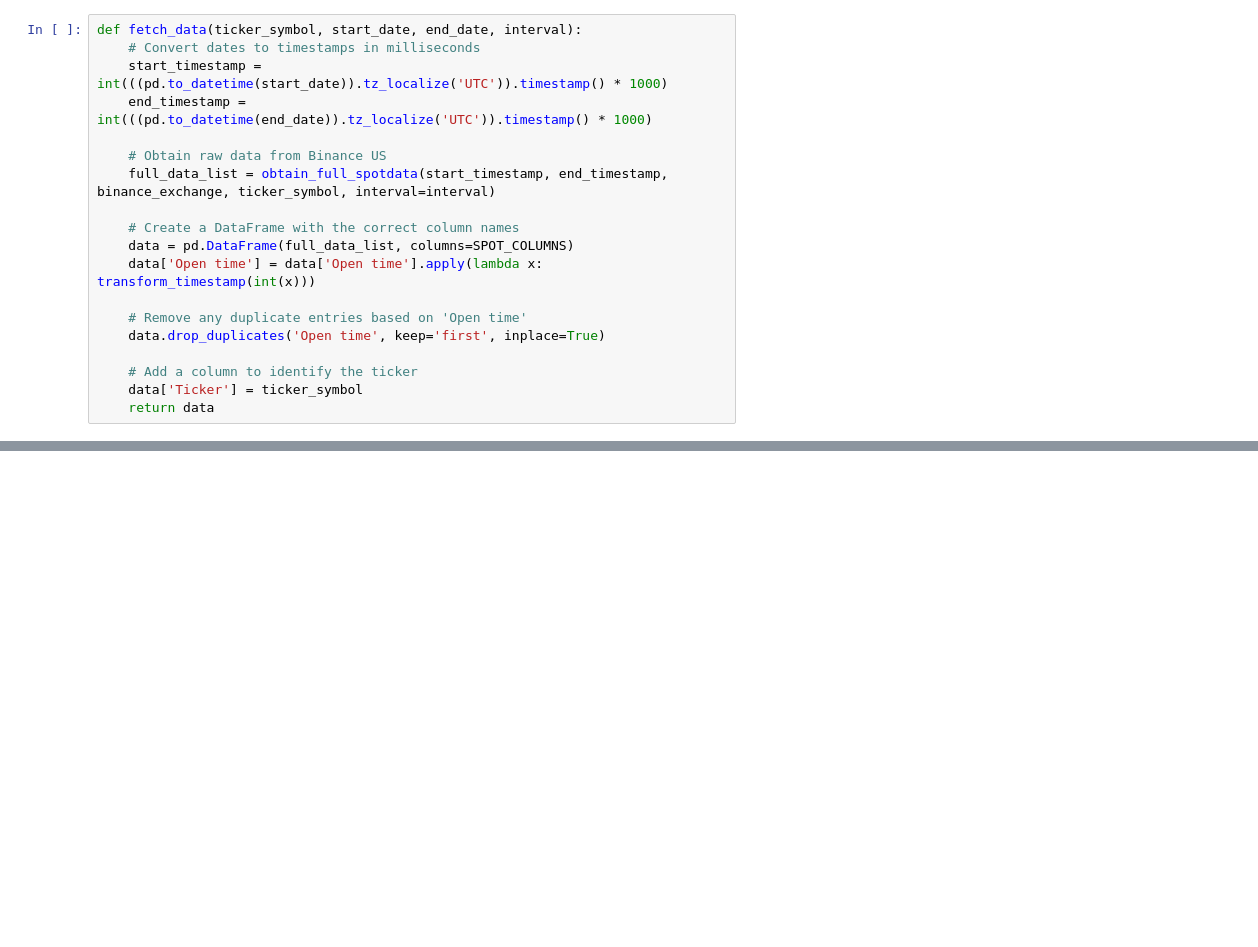
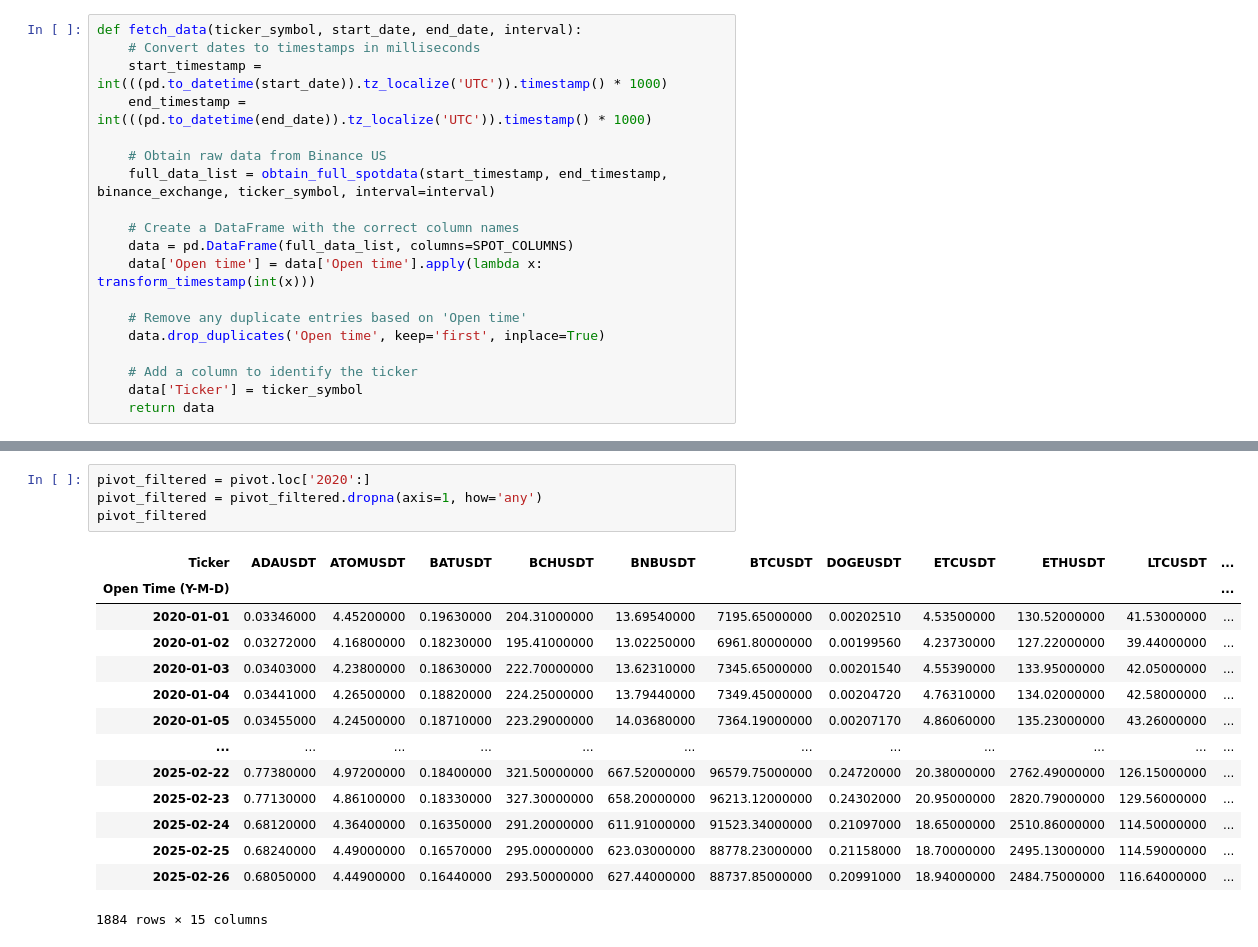
Before and after one commit to andrewpark19/QTS_Final_Project, a Jupyter notebook: notebooks/data_exploration_binance.ipynb, the cells around one changed output, grey strips where cells are left out. Drawn from its saved outputs; the diff is of its cells as text; blank space fills up the shorter version.

```diff
--- a/notebooks/data_exploration_binance.ipynb
+++ b/notebooks/data_exploration_binance.ipynb
@@ -222,0 +238,19 @@ test_master_data
+# %%
+pivot_filtered = pivot.loc['2020':]
+pivot_filtered = pivot_filtered.dropna(axis=1, how='any')
+pivot_filtered
+# %% [output]
+| Ticker | ADAUSDT | ATOMUSDT | BATUSDT | BCHUSDT | BNBUSDT | BTCUSDT | DOGEUSDT | ETCUSDT | ETHUSDT | LTCUSDT | ... |
+| Open Time (Y-M-D) |  |  |  |  |  |  |  |  |  |  | ... |
+| 2020-01-01 | 0.03346000 | 4.45200000 | 0.19630000 | 204.31000000 | 13.69540000 | 7195.65000000 | 0.00202510 | 4.53500000 | 130.52000000 | 41.53000000 | ... |
+| 2020-01-02 | 0.03272000 | 4.16800000 | 0.18230000 | 195.41000000 | 13.02250000 | 6961.80000000 | 0.00199560 | 4.23730000 | 127.22000000 | 39.44000000 | ... |
+| 2020-01-03 | 0.03403000 | 4.23800000 | 0.18630000 | 222.70000000 | 13.62310000 | 7345.65000000 | 0.00201540 | 4.55390000 | 133.95000000 | 42.05000000 | ... |
+| 2020-01-04 | 0.03441000 | 4.26500000 | 0.18820000 | 224.25000000 | 13.79440000 | 7349.45000000 | 0.00204720 | 4.76310000 | 134.02000000 | 42.58000000 | ... |
+| 2020-01-05 | 0.03455000 | 4.24500000 | 0.18710000 | 223.29000000 | 14.03680000 | 7364.19000000 | 0.00207170 | 4.86060000 | 135.23000000 | 43.26000000 | ... |
+| ... | ... | ... | ... | ... | ... | ... | ... | ... | ... | ... | ... |
+| 2025-02-22 | 0.77380000 | 4.97200000 | 0.18400000 | 321.50000000 | 667.52000000 | 96579.75000000 | 0.24720000 | 20.38000000 | 2762.49000000 | 126.15000000 | ... |
+| 2025-02-23 | 0.77130000 | 4.86100000 | 0.18330000 | 327.30000000 | 658.20000000 | 96213.12000000 | 0.24302000 | 20.95000000 | 2820.79000000 | 129.56000000 | ... |
+| 2025-02-24 | 0.68120000 | 4.36400000 | 0.16350000 | 291.20000000 | 611.91000000 | 91523.34000000 | 0.21097000 | 18.65000000 | 2510.86000000 | 114.50000000 | ... |
+| 2025-02-25 | 0.68240000 | 4.49000000 | 0.16570000 | 295.00000000 | 623.03000000 | 88778.23000000 | 0.21158000 | 18.70000000 | 2495.13000000 | 114.59000000 | ... |
+| 2025-02-26 | 0.68050000 | 4.44900000 | 0.16440000 | 293.50000000 | 627.44000000 | 88737.85000000 | 0.20991000 | 18.94000000 | 2484.75000000 | 116.64000000 | ... |
+1884 rows × 15 columns
```
Also changed, not shown: parts of 12 cells of this notebook, 8 other files.
